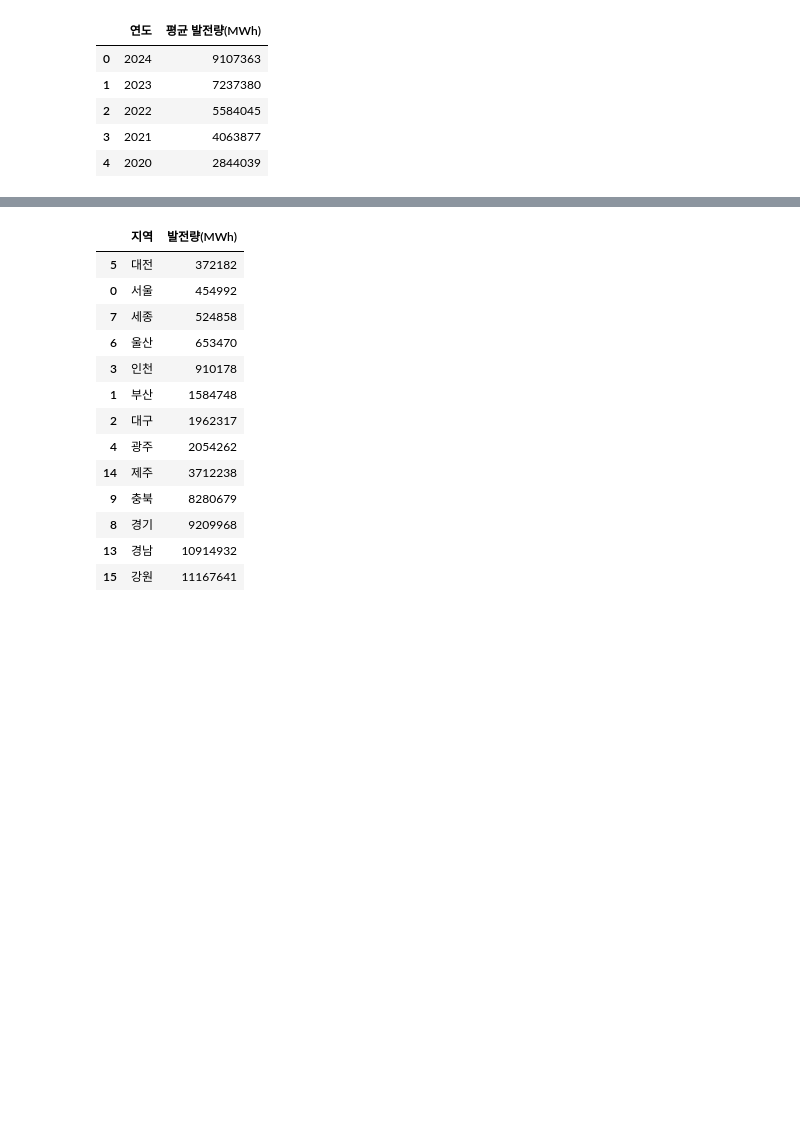
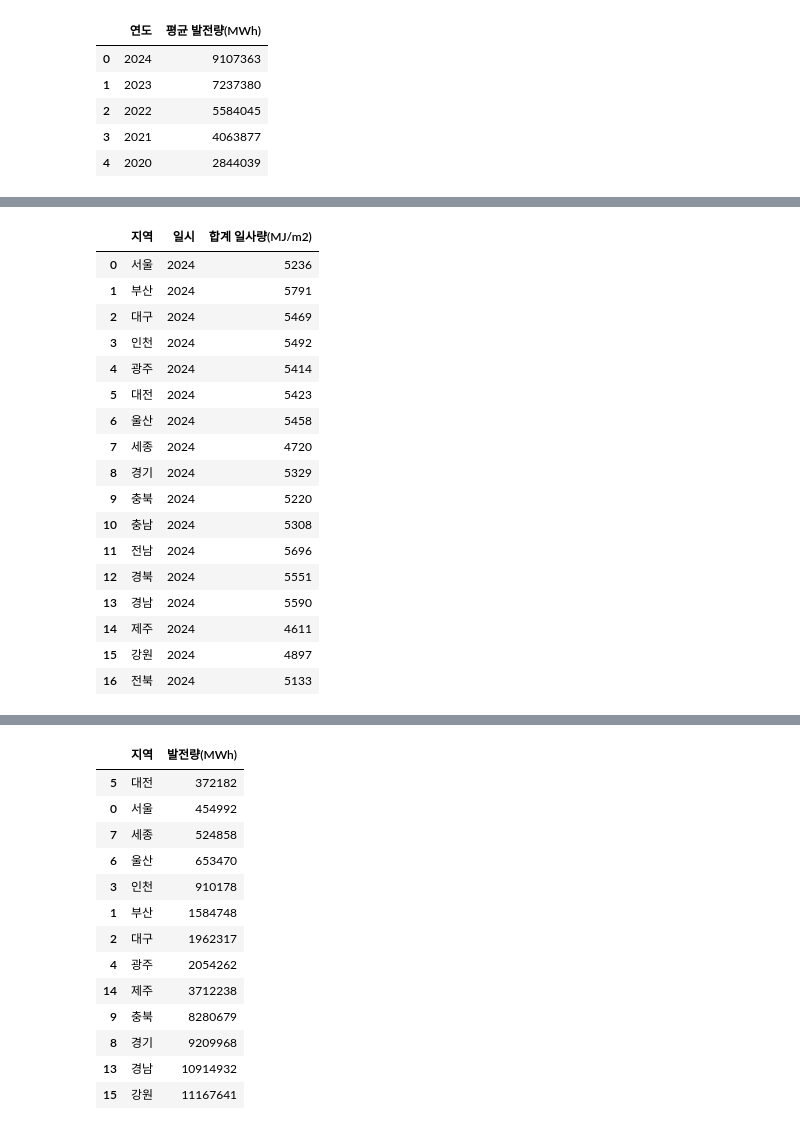
Before and after one commit to taehyunan-99/project_seasonal_renewable_energy, a Jupyter notebook: main.ipynb, the cells around one changed output, grey strips where cells are left out. Cells and saved outputs as stored; diff of their text form; code cells hidden in the pictures; blank space fills up the shorter version.

```diff
--- a/main.ipynb
+++ b/main.ipynb
@@ -233,0 +241,32 @@ gen_new_total.to_excel("dataset/지역별_연도별_신규_발전량.xlsx", inde
+# %%
+# 24년 지역별 합계 일사량
+
+solar_radiation_year = pd.read_csv('dataset/지역별_합계_일사량.csv', encoding="cp949")
+solar_radiation_year.rename(columns={"지점명": "지역"}, inplace=True)
+solar_radiation_year["지역"] = ["강원", "서울", "인천", "경기", "충북", "대전", "경북", "대구", "전북", "울산", "광주", "부산", "전남", "제주", "경남", "세종", "충남"]
+solar_radiation_year = solar_radiation_year.iloc[:, 1:]
+solar_radiation_year = solar_radiation_year.iloc[[1, 11, 7, 2, 10, 5, 9, 15, 3, 4, 16, 12, 6, 14, 13, 0, 8]].reset_index(drop=True).round()
+solar_radiation_year["합계 일사량(MJ/m2)"] = solar_radiation_year["합계 일사량(MJ/m2)"].astype(int)
+
+solar_radiation_year.to_excel("dataset/2024_지역별_합계_일사량.xlsx", index=False, engine="openpyxl")
+
+solar_radiation_year
+# %% [output]
+|  | 지역 | 일시 | 합계 일사량(MJ/m2) |
+| 0 | 서울 | 2024 | 5236 |
+| 1 | 부산 | 2024 | 5791 |
+| 2 | 대구 | 2024 | 5469 |
+| 3 | 인천 | 2024 | 5492 |
+| 4 | 광주 | 2024 | 5414 |
+| 5 | 대전 | 2024 | 5423 |
+| 6 | 울산 | 2024 | 5458 |
+| 7 | 세종 | 2024 | 4720 |
+| 8 | 경기 | 2024 | 5329 |
+| 9 | 충북 | 2024 | 5220 |
+| 10 | 충남 | 2024 | 5308 |
+| 11 | 전남 | 2024 | 5696 |
+| 12 | 경북 | 2024 | 5551 |
+| 13 | 경남 | 2024 | 5590 |
+| 14 | 제주 | 2024 | 4611 |
+| 15 | 강원 | 2024 | 4897 |
+| 16 | 전북 | 2024 | 5133 |
```
Also changed, not shown: parts of 3 cells of this notebook.
